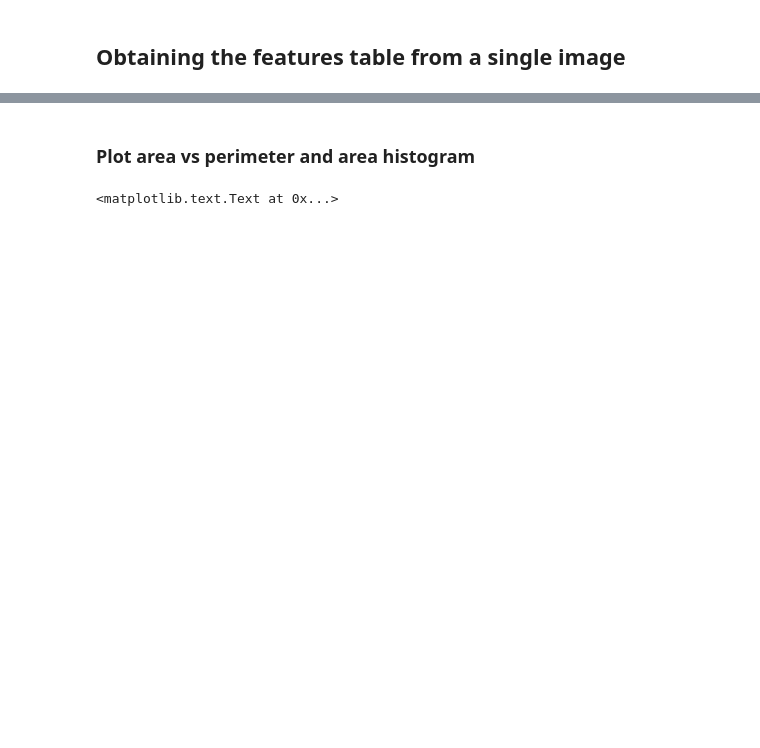
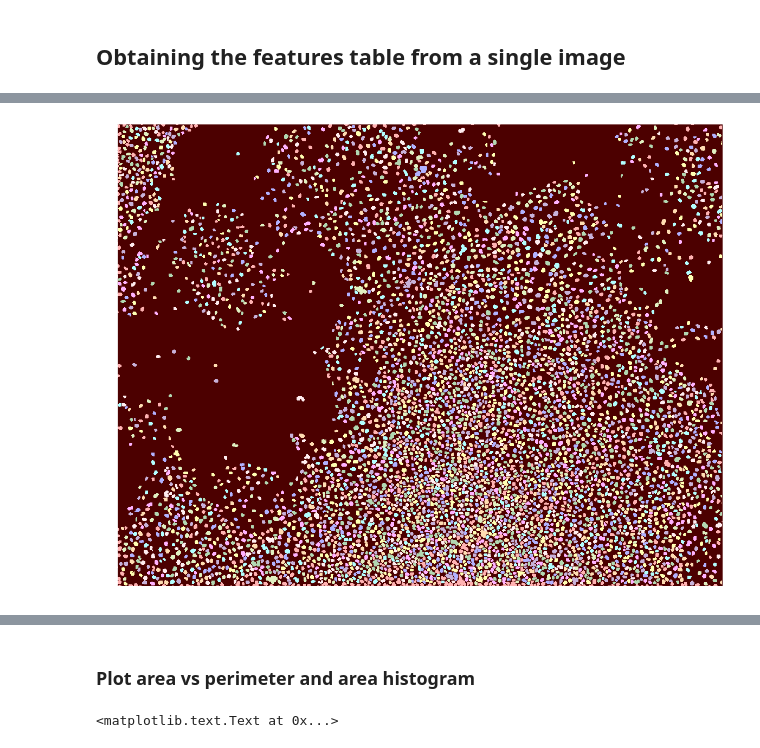
Before and after one commit to rempic/Image-Features-Extraction, a Jupyter notebook: tutorial/remi_tutorial_image_features_extraction.ipynb, the cells around one changed output, grey strips where cells are left out. Saved outputs shown, nothing was run; the diff lists cells and outputs as text; code cells hidden in the pictures; blank space fills up the shorter version.

```diff
--- a/tutorial/remi_tutorial_image_features_extraction.ipynb
+++ b/tutorial/remi_tutorial_image_features_extraction.ipynb
@@ -101,0 +155,11 @@ Num regions: 5900
+# %%
+imgrgb = IMG.get_image_segmentation()
+
+
+fig, ax = plt.subplots(figsize=(20, 20))
+ax.imshow(imgrgb)
+
+ax.set_axis_off()
+plt.show()
+# %% [output]
+[figure, added]
```
Also changed, not shown: parts of 29 cells of this notebook, 20 other files.
